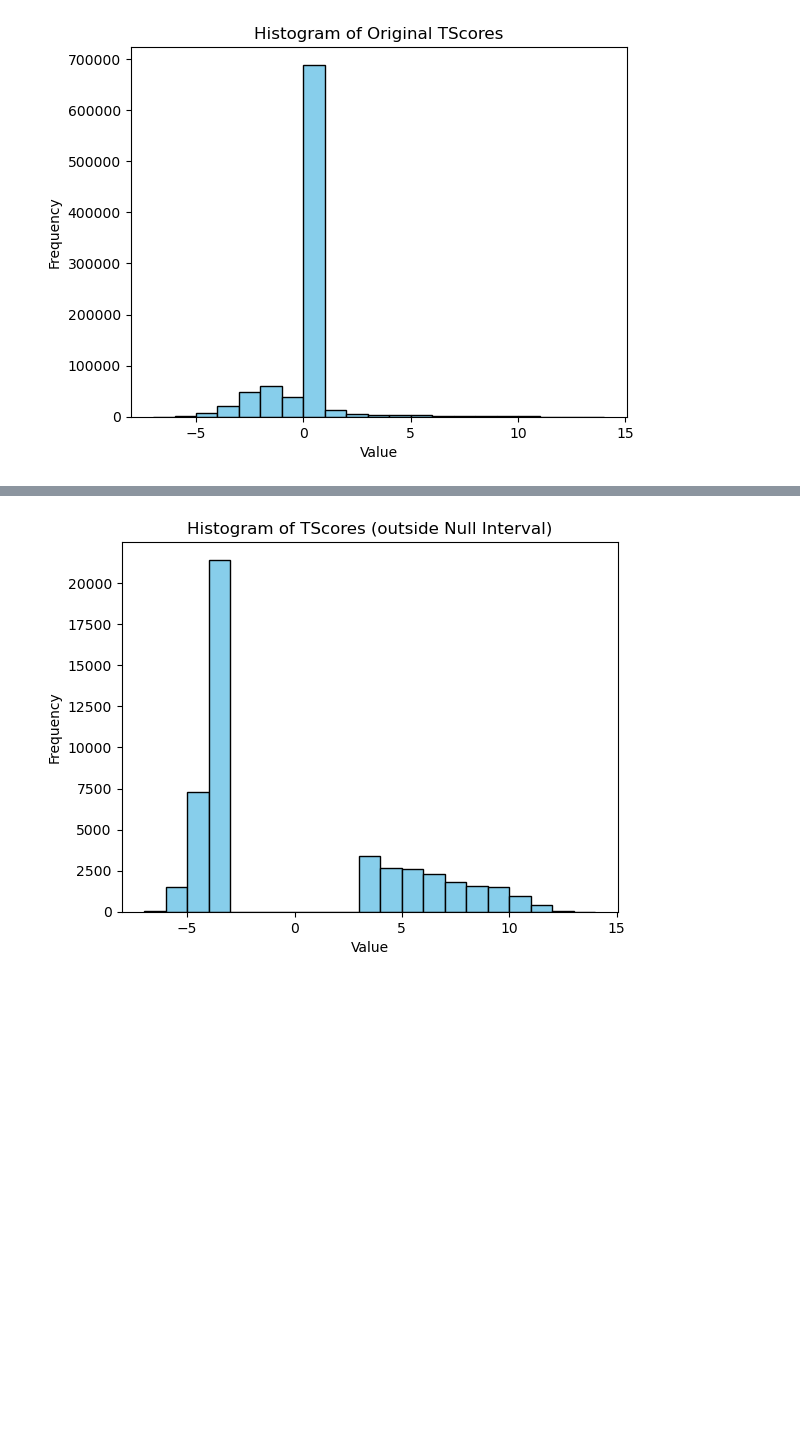
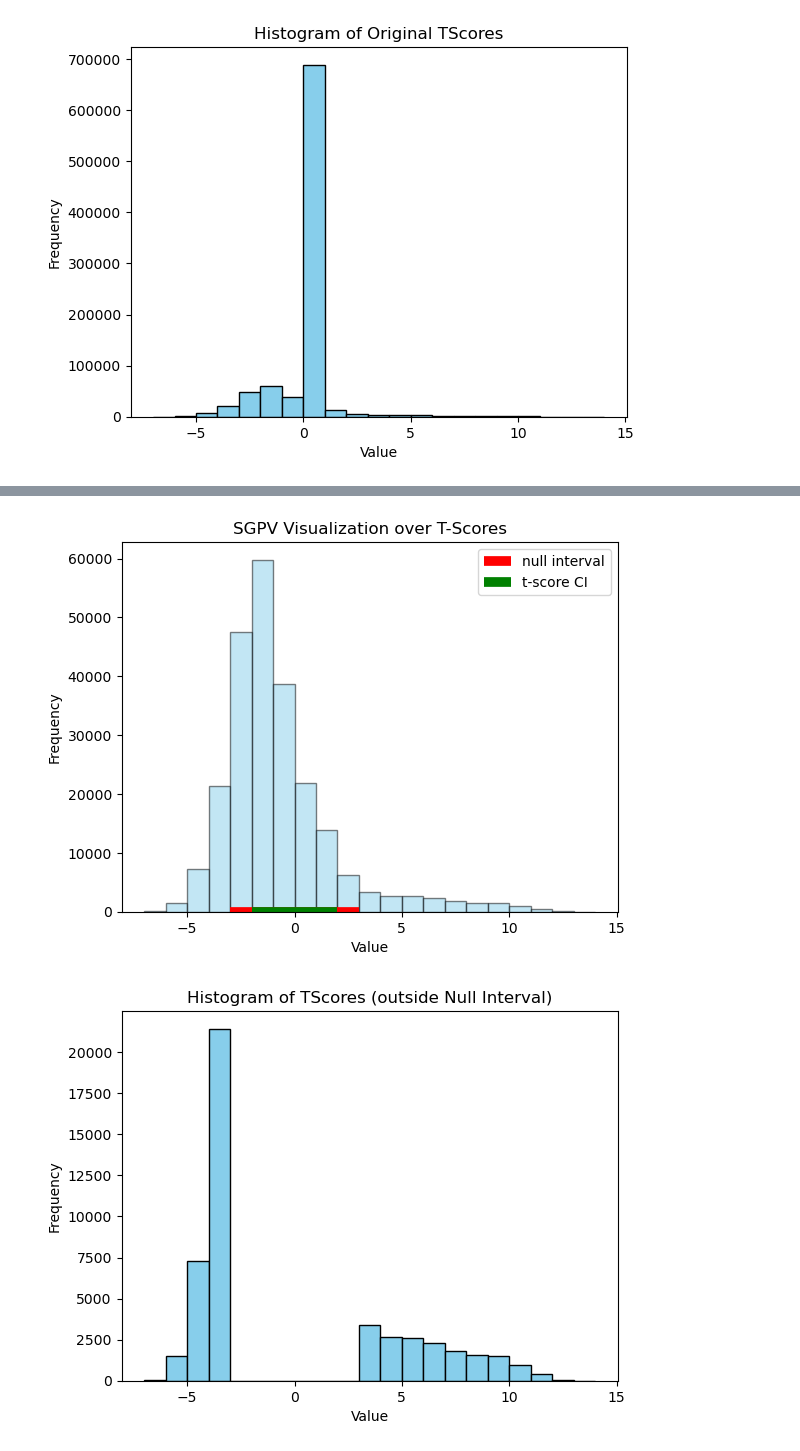
Before and after one commit to eplarocco/brain_science_for_ds, a Jupyter notebook: SGPV_TMap_Thresholding.ipynb, the cells around one changed output, grey strips where cells are left out. Saved outputs shown, nothing was run; the diff lists cells and outputs as text; code cells hidden in the pictures; blank space fills up the shorter version.

```diff
--- a/SGPV_TMap_Thresholding.ipynb
+++ b/SGPV_TMap_Thresholding.ipynb
@@ -68,3 +85,29 @@ plt.show()
+# %%
+import matplotlib.pyplot as plt
+
+# Plot T-scores not 0
+spmT_img_0 = [x for x in spmT_img if x != 0]
+
+# Create the histogram
+bin_edges = [-7, -6, -5, -4, -3, -2, -1, 0, 1, 2, 3, 4, 5, 6, 7, 8, 9, 10, 11, 12, 13, 14]
+plt.hist(spmT_img_0, bins=bin_edges, color='skyblue', edgecolor='black', alpha=0.5)
+
+# Add horizontal lines spanning -3 to 3 and -2 to 2 at y=0
+plt.hlines(y=0, xmin=-3, xmax=3, colors='red', linewidth=7, label='null interval')
+plt.hlines(y=0.5, xmin=-2, xmax=2, colors='green', linewidth=7, label='t-score CI')
+
+# Add labels and title
+plt.xlabel('Value')
+plt.ylabel('Frequency')
+plt.title('SGPV Visualization over T-Scores')
+
+# Add legend
+plt.legend()
+
+# Show the plot
+plt.show()
+# %% [output]
+[figure, added]
 # %%
 #Plot Significant TScores only (outside null interval)
 spmT_img_outside_null = [x for x in spmT_img if (x < -3) | (x > 3)]
```
Also changed, not shown: parts of 18 cells of this notebook, 9 other files.
